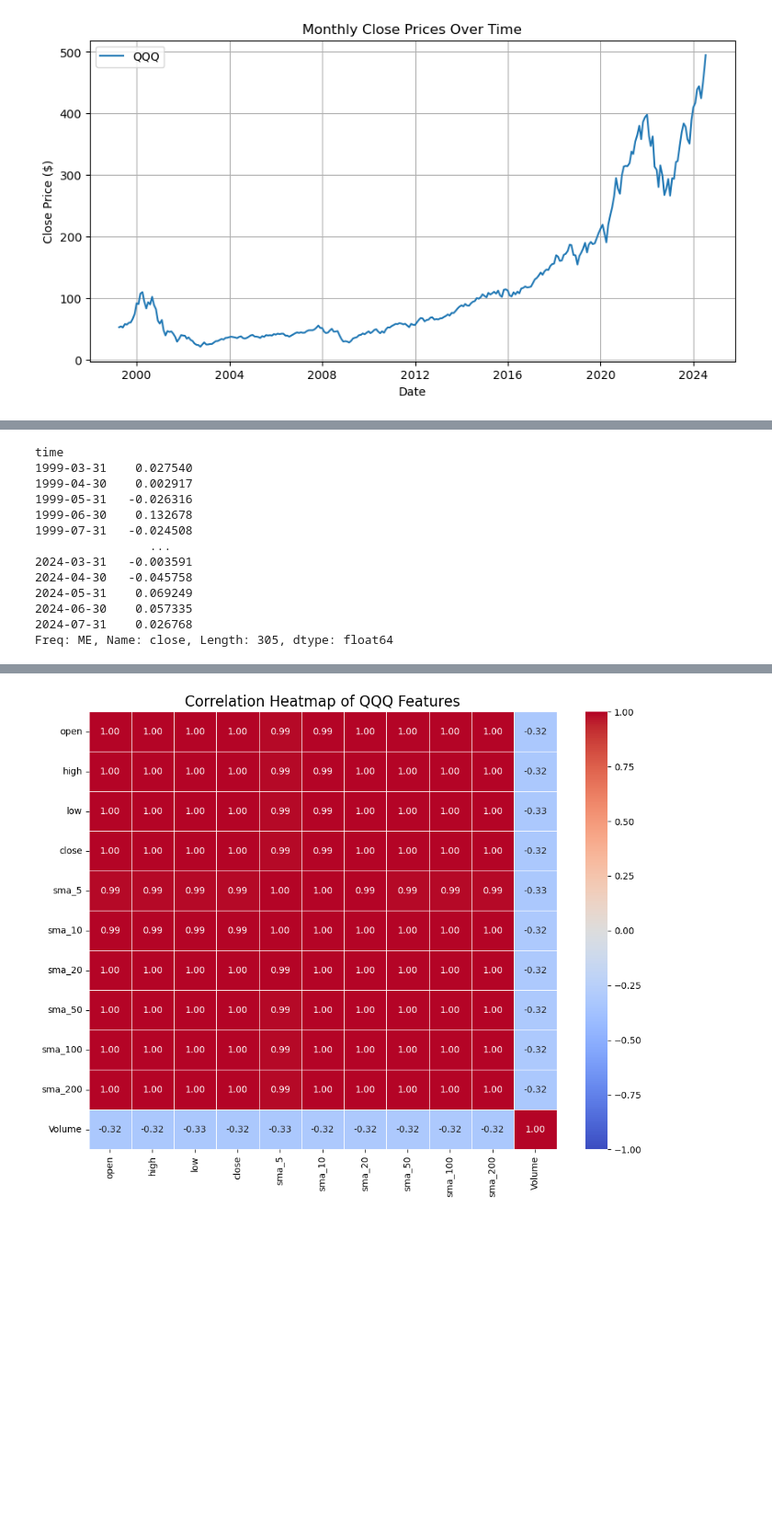
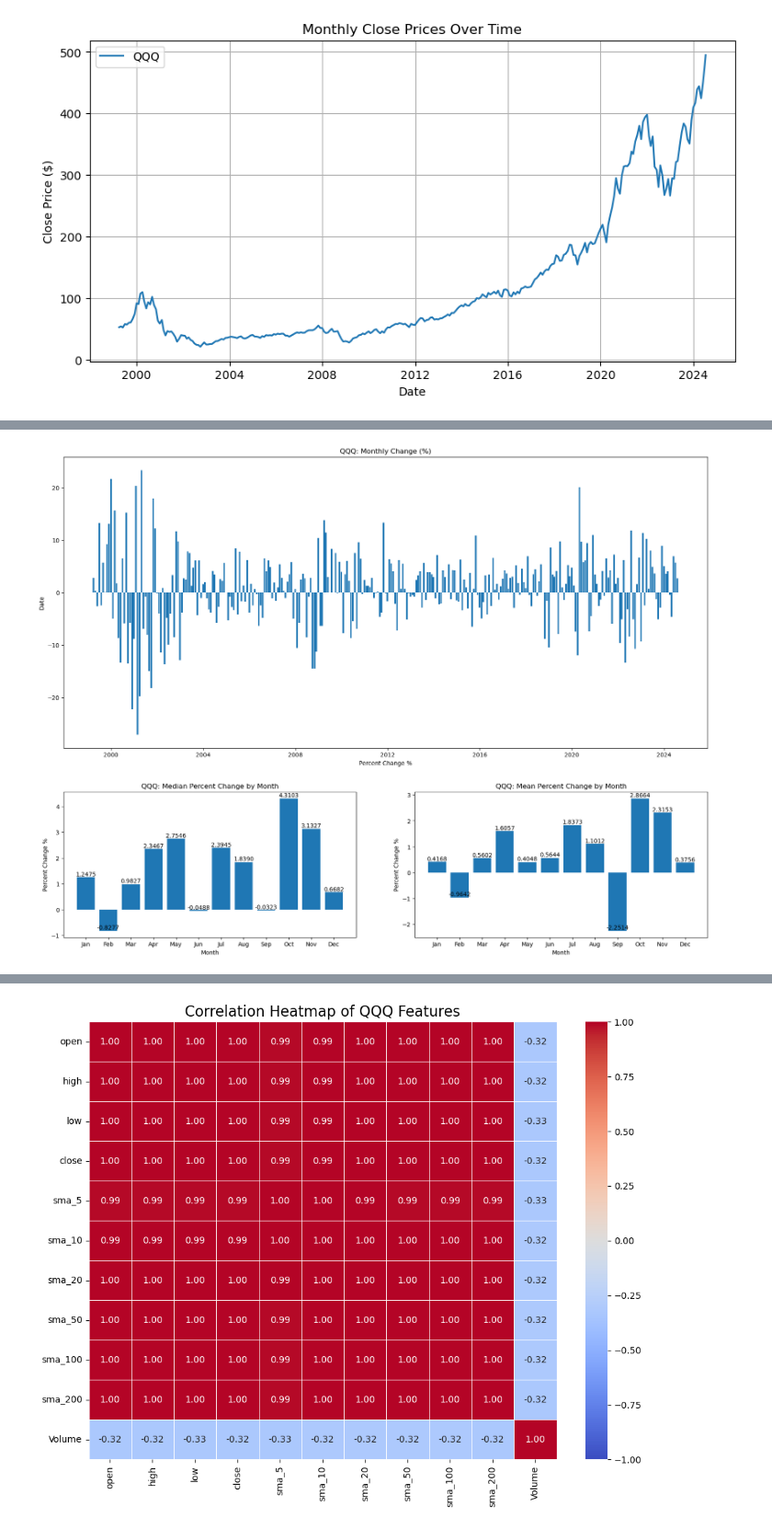
Before and after one commit to GuhGonk/stock_price, a Jupyter notebook: stocks_1D_sma.ipynb, the cells around one changed output, grey strips where cells are left out. Shown at 92% size. Drawn from its saved outputs; the diff is of its cells as text; code cells hidden in the pictures; blank space fills up the shorter version.

```diff
--- a/stocks_1D_sma.ipynb
+++ b/stocks_1D_sma.ipynb
@@ -144,19 +136,63 @@ plt.show()
 # %%
 # Monthly change
-qqq_mChange_dates = qqq.loc[qqq.groupby(pd.Grouper(key = 'time', freq = 'ME'))['time'].agg(['idxmin','idxmax']).stack()]
-qqq_mChange = qqq_mChange_dates.groupby(pd.Grouper(key = 'time', freq = 'ME'))['close'].apply(lambda x: (x.iloc[-1] - x.iloc[0]) / x.iloc[0])
-qqq_mChange
+qqq_MC = qqq.loc[qqq.groupby(pd.Grouper(key = 'time', freq = 'ME'))['time'].agg(['idxmin','idxmax']).stack()]
+qqq_MC = qqq_MC.groupby(pd.Grouper(key = 'time', freq = 'ME'))['close'].apply(lambda x: ((x.iloc[-1] - x.iloc[0]) / x.iloc[0]) * 100).reset_index()
+qqq_MC.rename(columns = {'close': 'monthly_%change'}, inplace=True)
+
+# Aggregate stats by month
+qqq_MC_agg = qqq_MC.groupby(qqq_MC.time.dt.month)[['monthly_%change']].median()
+qqq_MC_agg.rename(columns = {'monthly_%change': 'm%c_med'}, inplace = True)
+qqq_MC_agg['m%c_mean'] = qqq_MC.groupby(qqq_MC.time.dt.month)[['monthly_%change']].mean()
+month_names = {
+    1: 'Jan', 2: 'Feb', 3: 'Mar', 4: 'Apr', 5: 'May', 6: 'Jun',
+    7: 'Jul', 8: 'Aug', 9: 'Sep', 10: 'Oct', 11: 'Nov', 12: 'Dec'
+}
+qqq_MC_agg.index = qqq_MC_agg.index.map(month_names)
+
+fig = plt.figure(figsize = (20, 15))
+gs = gridspec.GridSpec(2,2, height_ratios = [2,1])
+ax1 = fig.add_subplot(gs[0, :])
+ax2 = fig.add_subplot(gs[1, 0])
+ax3 = fig.add_subplot(gs[1, 1])
+
+ax1.bar(qqq_MC.time, qqq_MC['monthly_%change'], width = 25)
+ax2.bar(qqq_MC_agg.index, qqq_MC_agg['m%c_med'])
+ax3.bar(qqq_MC_agg.index, qqq_MC_agg['m%c_mean'])
+
+ax1.set_title('QQQ: Monthly Change (%)')
+ax1.set_xlabel('Percent Change %')
+ax1.set_ylabel('Date')
+
+ax2.set_title('QQQ: Median Percent Change by Month')
+ax2.set_xlabel('Month')
+ax2.set_ylabel('Percent Change %')
+
+ax3.set_title('QQQ: Mean Percent Change by Month')
+ax3.set_xlabel('Month')
+ax3.set_ylabel('Percent Change %')
+
+for index, value in enumerate(qqq_MC_agg['m%c_med']):
+    ax2.text(index, value, f'{value:.4f}', ha='center', va='bottom')
+for index, value in enumerate(qqq_MC_agg['m%c_mean']):
+    ax3.text(index, value, f'{value:.4f}', ha='center', va='bottom')
+
+################
+# Observations #
+################
+# QQQ: Monthly Change (%)
+    # 2000-2004 -> High volatility with extreme swings up and down, most likely due to dotcom bubble
+    # 2008-2012 -> Next period of increased monthly declines from the economic crisis
+    # 2012-2019 -> Era of growth for big tech, much more monthly increases but not as extreme as previous cases
+    # 2020-2024 -> COVID causes massive growth in the stock market, especially the tech market
+    # 2024-present -> Wild growth from COVID has cooled down and the economy is entering a "transitionary" period due to high rates, inflation, and shuffling of investment portfolios
+# QQQ: Median Percent Change by Month & QQQ: Mean Percent Change by Month
+    # February is consistently a decliner month, with consistent drops around -0.8 to -0.96%
+    # Q2 performance (March - May, mixture of end of Q1 and Q2) sees consistent gains before seeing a large drop in June
+    #     Mean range is drastically lower than median range, pointing towards the presence of extreme values
+    # Q3 performance (mainly July and August) sees strong gains (anywhere from +1 to +2.4%)
+    #     Similar to the Q2 performance, mean range is lower than median range -> Could be due to the periods during economic crises/bubbles
+    # September is a consistent decliner, with the mean value being much lower than the median -> again, most likely strong negative performance during critical economic events
+    # Q4 performance shows strong, consistent gains, with high increases in October and November before the gains taper off in December
+    #     Lower mean values could be due to weaker Q4s during negative economic events
 # %% [output]
-time
-1999-03-31    0.027540
-1999-04-30    0.002917
-1999-05-31   -0.026316
-1999-06-30    0.132678
-1999-07-31   -0.024508
-                ...
-2024-03-31   -0.003591
-2024-04-30   -0.045758
-2024-05-31    0.069249
-2024-06-30    0.057335
-2024-07-31    0.026768
-Freq: ME, Name: close, Length: 305, dtype: float64
+[figure, added]
```
Also changed, not shown: parts of 19 cells of this notebook.
